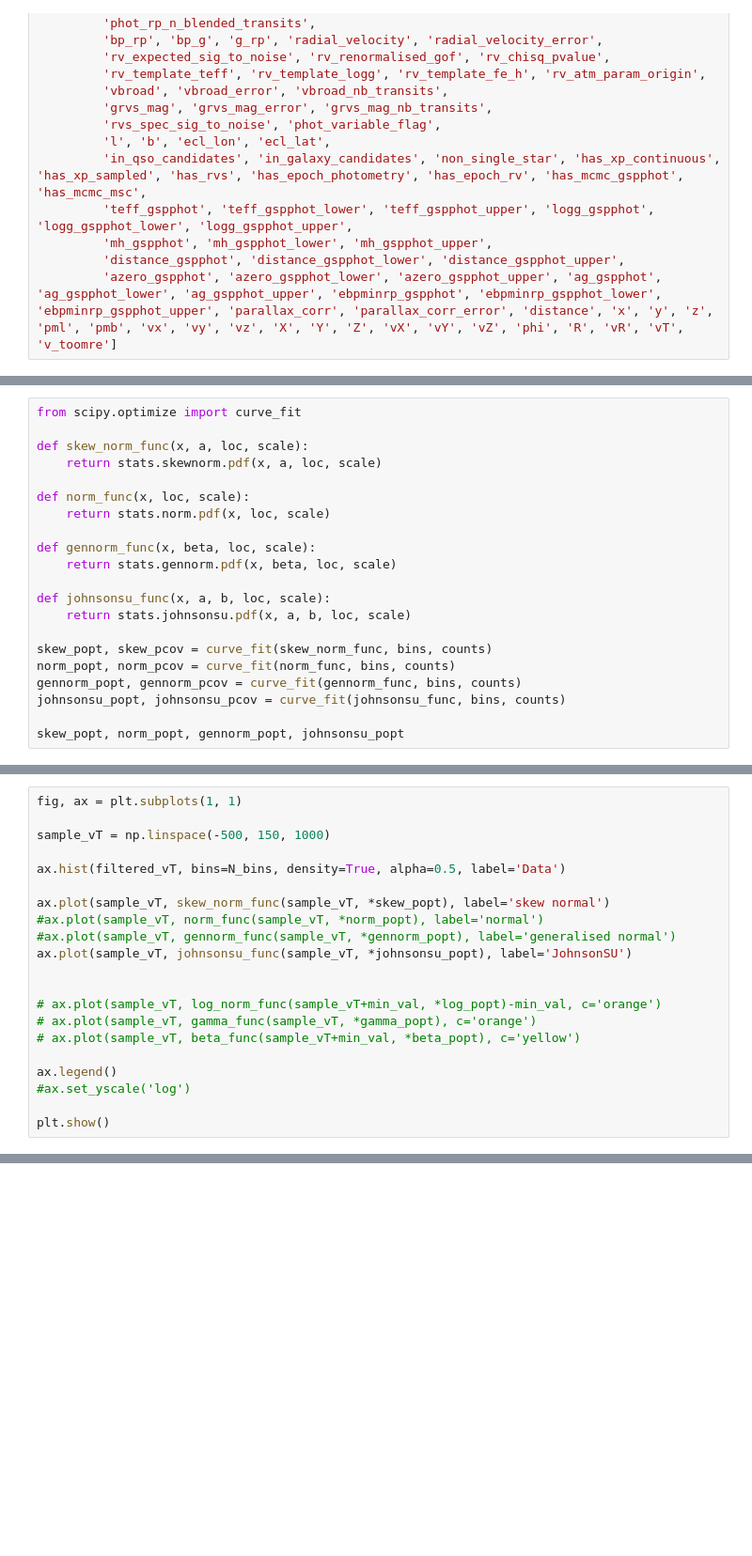
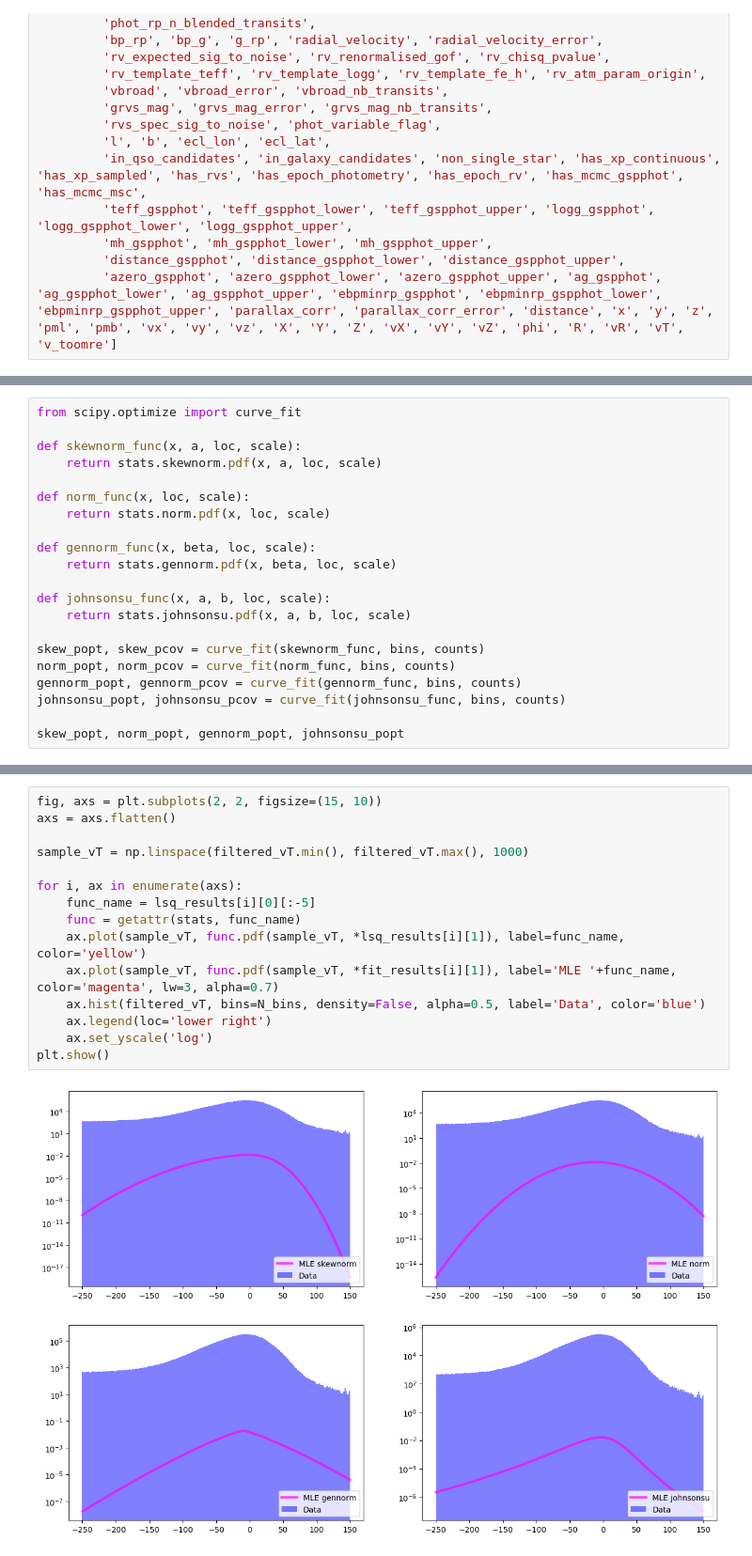
Before and after one commit to FRMR00/MastersThesis-StellarSubStructures, a Jupyter notebook: vPhiTesting/vPhi_Testing.ipynb, the cells around one changed output, grey strips where cells are left out. Shown at 94% size. Drawn from its saved outputs; the diff is of its cells as text; blank space fills up the shorter version.

```diff
--- a/vPhiTesting/vPhi_Testing.ipynb
+++ b/vPhiTesting/vPhi_Testing.ipynb
@@ -74,7 +102,7 @@ stats.skew(filtered_vT), stats.kurtosis(filtered_vT)
 # %%
 from scipy.optimize import curve_fit
 
-def skew_norm_func(x, a, loc, scale):
+def skewnorm_func(x, a, loc, scale):
     return stats.skewnorm.pdf(x, a, loc, scale)
 
 def norm_func(x, loc, scale):
@@ -86,7 +114,7 @@ def gennorm_func(x, beta, loc, scale):
 def johnsonsu_func(x, a, b, loc, scale):
     return stats.johnsonsu.pdf(x, a, b, loc, scale)
 
-skew_popt, skew_pcov = curve_fit(skew_norm_func, bins, counts)
+skew_popt, skew_pcov = curve_fit(skewnorm_func, bins, counts)
 norm_popt, norm_pcov = curve_fit(norm_func, bins, counts)
 gennorm_popt, gennorm_pcov = curve_fit(gennorm_func, bins, counts)
 johnsonsu_popt, johnsonsu_pcov = curve_fit(johnsonsu_func, bins, counts)
@@ -132,21 +127,0 @@ norm_func: r2 = 0.989886, S = 0.000073
-# %%
-fig, ax = plt.subplots(1, 1)
-
-sample_vT = np.linspace(-500, 150, 1000)
-
-ax.hist(filtered_vT, bins=N_bins, density=True, alpha=0.5, label='Data')
-
-ax.plot(sample_vT, skew_norm_func(sample_vT, *skew_popt), label='skew normal')
-#ax.plot(sample_vT, norm_func(sample_vT, *norm_popt), label='normal')
-#ax.plot(sample_vT, gennorm_func(sample_vT, *gennorm_popt), label='generalised normal')
-ax.plot(sample_vT, johnsonsu_func(sample_vT, *johnsonsu_popt), label='JohnsonSU')
-
-
-# ax.plot(sample_vT, log_norm_func(sample_vT+min_val, *log_popt)-min_val, c='orange')
-# ax.plot(sample_vT, gamma_func(sample_vT, *gamma_popt), c='orange')
-# ax.plot(sample_vT, beta_func(sample_vT+min_val, *beta_popt), c='yellow')
-
-ax.legend()
-#ax.set_yscale('log')
-
-plt.show()
@@ -154,0 +190,17 @@ plt.show()
+# %%
+fig, axs = plt.subplots(2, 2, figsize=(15, 10))
+axs = axs.flatten()
+
+sample_vT = np.linspace(filtered_vT.min(), filtered_vT.max(), 1000)
+
+for i, ax in enumerate(axs):
+    func_name = lsq_results[i][0][:-5]
+    func = getattr(stats, func_name)
+    ax.plot(sample_vT, func.pdf(sample_vT, *lsq_results[i][1]), label=func_name, color='yellow')
+    ax.plot(sample_vT, func.pdf(sample_vT, *fit_results[i][1]), label='MLE '+func_name, color='magenta', lw=3, alpha=0.7)
+    ax.hist(filtered_vT, bins=N_bins, density=False, alpha=0.5, label='Data', color='blue')
+    ax.legend(loc='lower right')
+    ax.set_yscale('log')
+plt.show()
+# %% [output]
+[figure, added]
```
Also changed, not shown: parts of 15 cells of this notebook, 5 other files.
